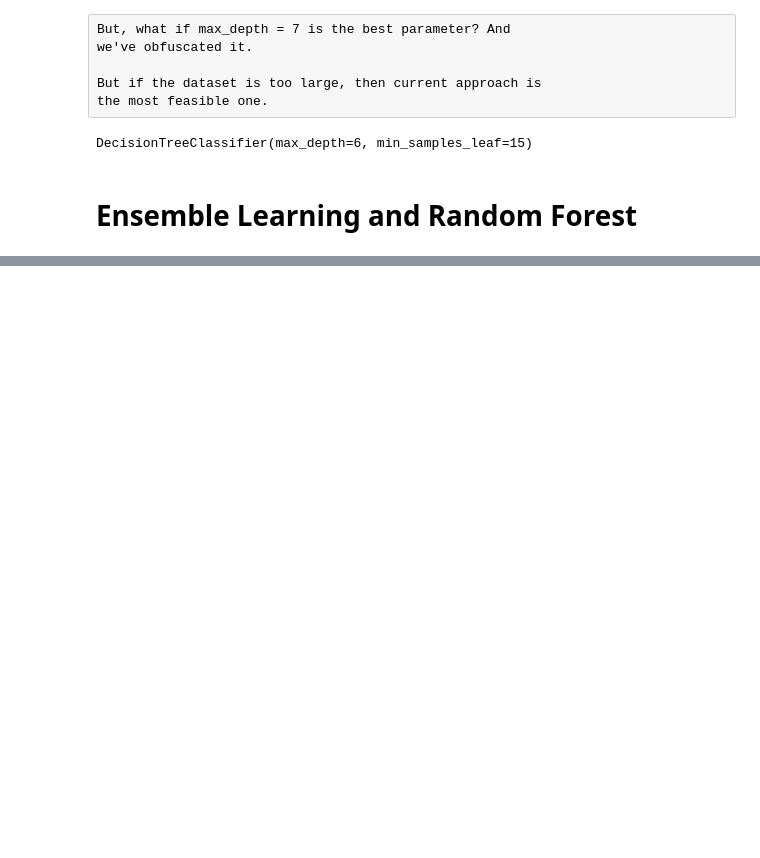
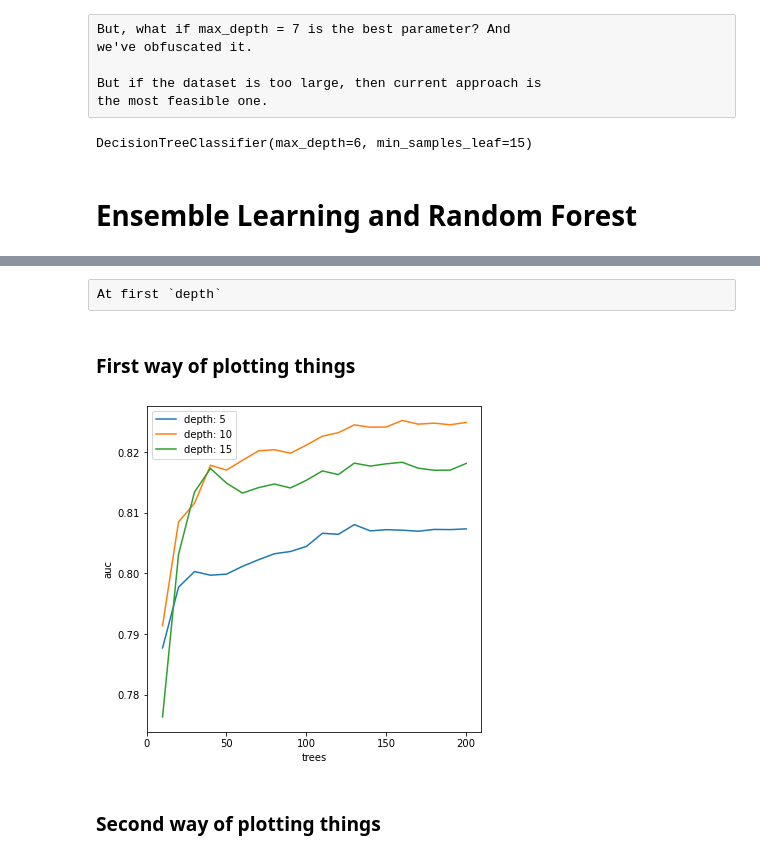
Before and after one commit to SleeplessChallenger/ML_ZoomCamp_code, a Jupyter notebook: 5.DecisionTree_EnsembleLearning/predictions.ipynb, the cells around one changed output, grey strips where cells are left out. Saved outputs shown, nothing was run; the diff lists cells and outputs as text; code cells hidden in the pictures; blank space fills up the shorter version.

```diff
--- a/5.DecisionTree_EnsembleLearning/predictions.ipynb
+++ b/5.DecisionTree_EnsembleLearning/predictions.ipynb
@@ -520,0 +592,41 @@ DecisionTreeClassifier(max_depth=6, min_samples_leaf=15)
+# %% [raw]
+At first `depth`
+# %%
+tune_scores = {}
+
+for d in [5, 10, 20]:
+
+    aucs = []
+    for n in range(10, 201, 10):
+        rf = RandomForestClassifier(n_estimators=n,
+                    random_state=1, max_depth=d)
+
+        rf.fit(X_train, y_train)
+
+        y_pred = rf.predict_proba(X_valid)[:, 1]
+        auc = roc_auc_score(y_valid, y_pred)
+
+        aucs.append(auc)
+
+    tune_scores[d] = aucs
+# %% [markdown]
+<h3>First way of plotting things</h3>
+# %%
+trees = list(range(10, 201, 10))
+# %%
+plt.figure(figsize=(6,6))
+
+plt.plot(trees, tune_scores[5], label='depth: 5')
+plt.plot(trees, tune_scores[10], label='depth: 10')
+plt.plot(trees, tune_scores[20], label='depth: 15')
+
+plt.xlabel('trees')
+plt.ylabel('auc')
+plt.xticks(range(0, 201, 50))
+
+plt.legend()
+plt.show()
+# %% [output]
+[figure, added]
+# %% [markdown]
+<h3>Second way of plotting things</h3>
```
Also changed, not shown: parts of 60 cells of this notebook, 1 other file.
